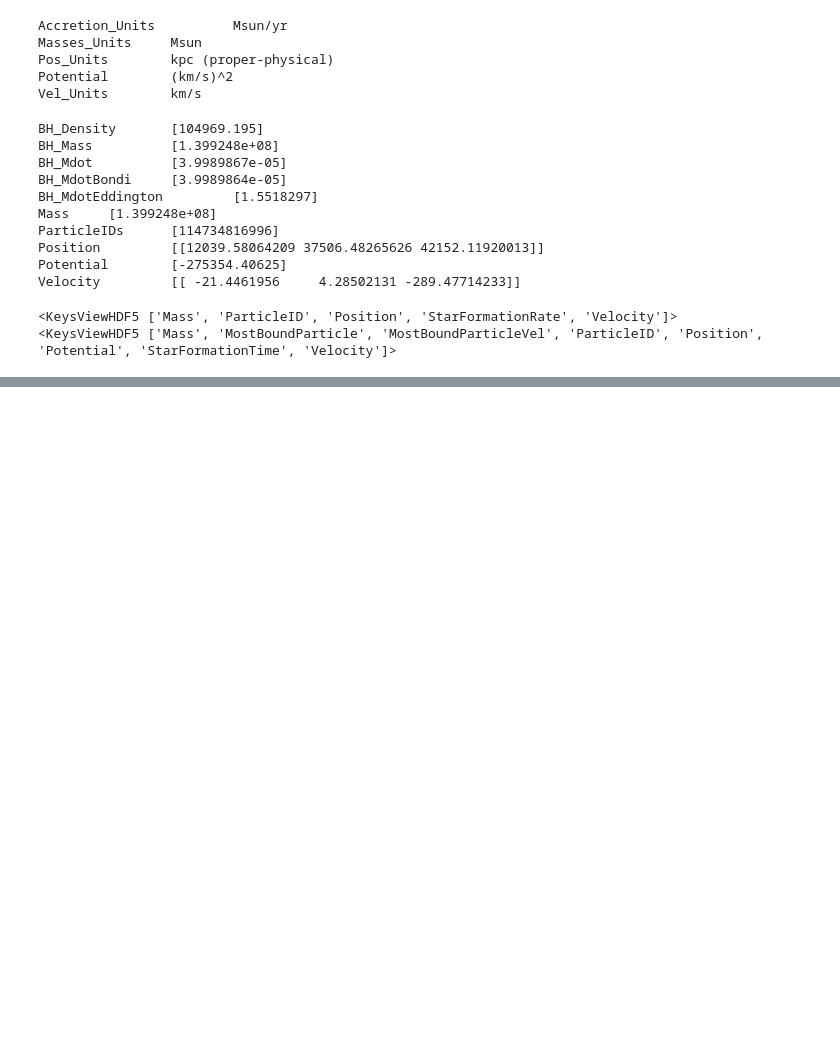
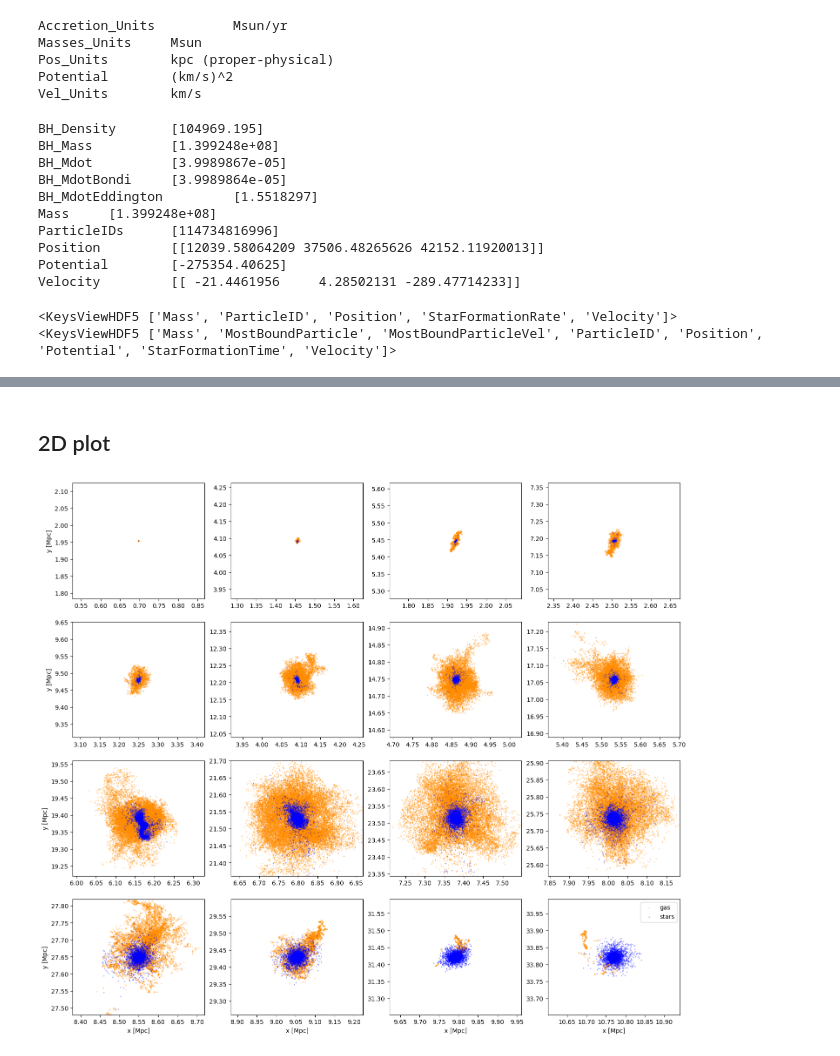
Before and after one commit to Amedeo1054/particelleeee, a Jupyter notebook: time_evolution.ipynb, the cells around one changed output, grey strips where cells are left out. Cells and saved outputs as stored; diff of their text form; code cells hidden in the pictures; blank space fills up the shorter version.

```diff
--- a/time_evolution.ipynb
+++ b/time_evolution.ipynb
@@ -129 +137,28 @@ Text(0, 0.5, 'gas half-mass radius [kpc]')
 [figure]
+# %% [markdown]
+## 2D plot
+# %%
+n = 16  # number of frames
+rows = int(n/4)+1
+ds = 20 # downsampling
+
+fig = plt.figure(figsize=(18,n/4*5))
+
+for i in range(n):
+    ax = fig.add_subplot(rows,4,i+1)
+    j = int(i*int(100/n))
+    plt.scatter(np.array(g1_pos[j])[::ds,0] / 1000, np.array(g1_pos[j])[::ds,1] / 1000, s=1, color='darkorange', alpha=0.3, label='gas')
+    plt.scatter(np.array(s1_pos[j])[::ds,0] / 1000, np.array(s1_pos[j])[::ds,1] / 1000, s=1, color='b', alpha=0.3, label='stars')
+
+    dd = 0.17
+    plt.xlim(s1_mbp[j][0]/1000-dd, s1_mbp[j][0]/1000+dd)
+    plt.ylim(s1_mbp[j][1]/1000-dd, s1_mbp[j][1]/1000+dd)
+    if int(i/4)>=int(n/4)-1:
+        plt.xlabel('x [Mpc]')
+    if i%4==0:
+        plt.ylabel('y [Mpc]')
+
+plt.legend()
+plt.show()
+# %% [output]
+[figure, added]
```
Also changed, not shown: parts of 7 cells of this notebook.
